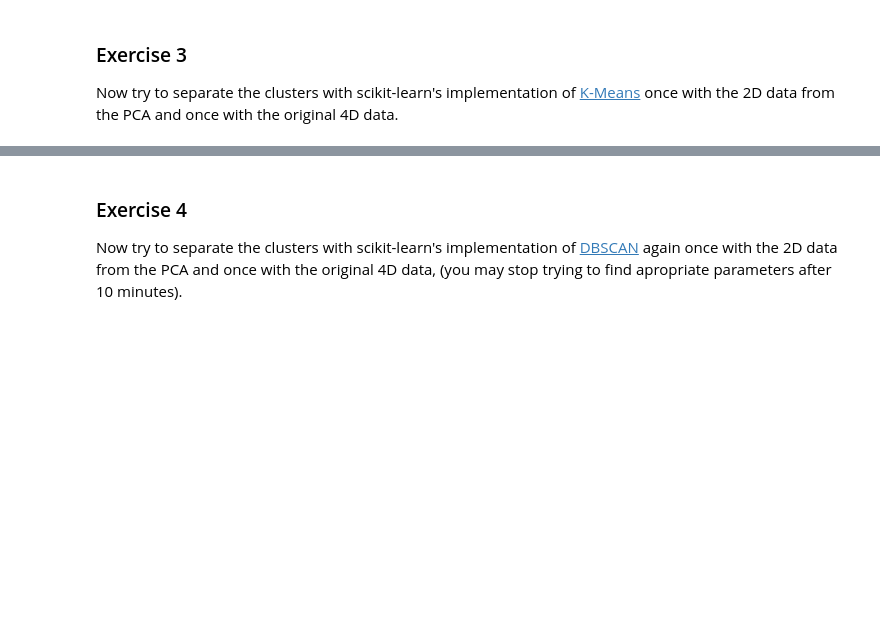
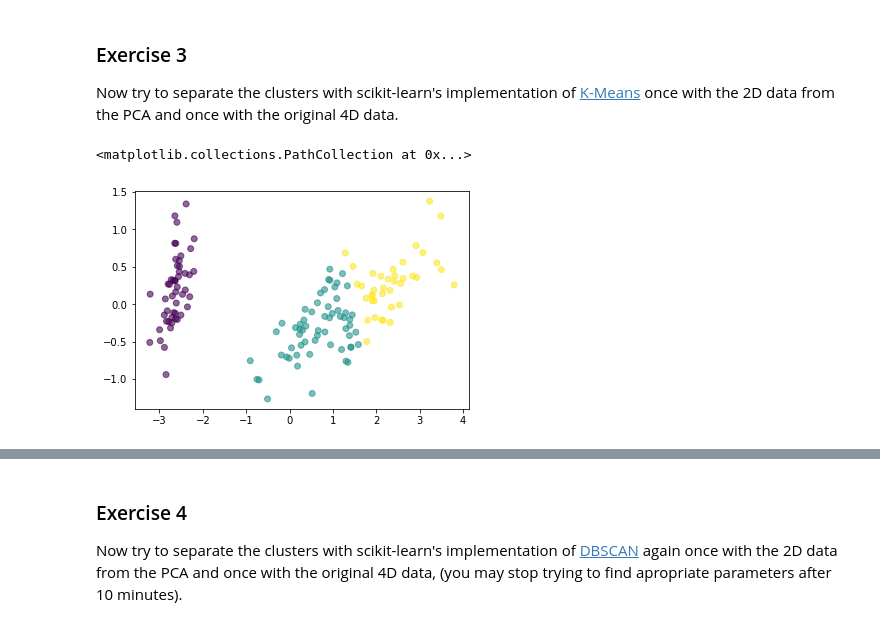
Before and after one commit to samerhmadi/Praktikum-8, a Jupyter notebook: 01_Intro_ex.ipynb, the cells around one changed output, grey strips where cells are left out. Drawn from its saved outputs; the diff is of its cells as text; code cells hidden in the pictures; blank space fills up the shorter version.

```diff
--- a/01_Intro_ex.ipynb
+++ b/01_Intro_ex.ipynb
@@ -261,0 +288,7 @@ Now try to separate the clusters with scikit-learn's implementation of [K-Means]
+# %%
+## K-means on 2D PCA output
+kmeans = KMeans(n_clusters=3, random_state=42).fit(PCA_1)
+plt.scatter(PCA_1[:,0], PCA_1[:,1],c=kmeans.labels_, alpha=0.6)
+# %% [output]
+<matplotlib.collections.PathCollection at 0x...>
+[figure, added]
```
Also changed, not shown: parts of 18 cells of this notebook.
